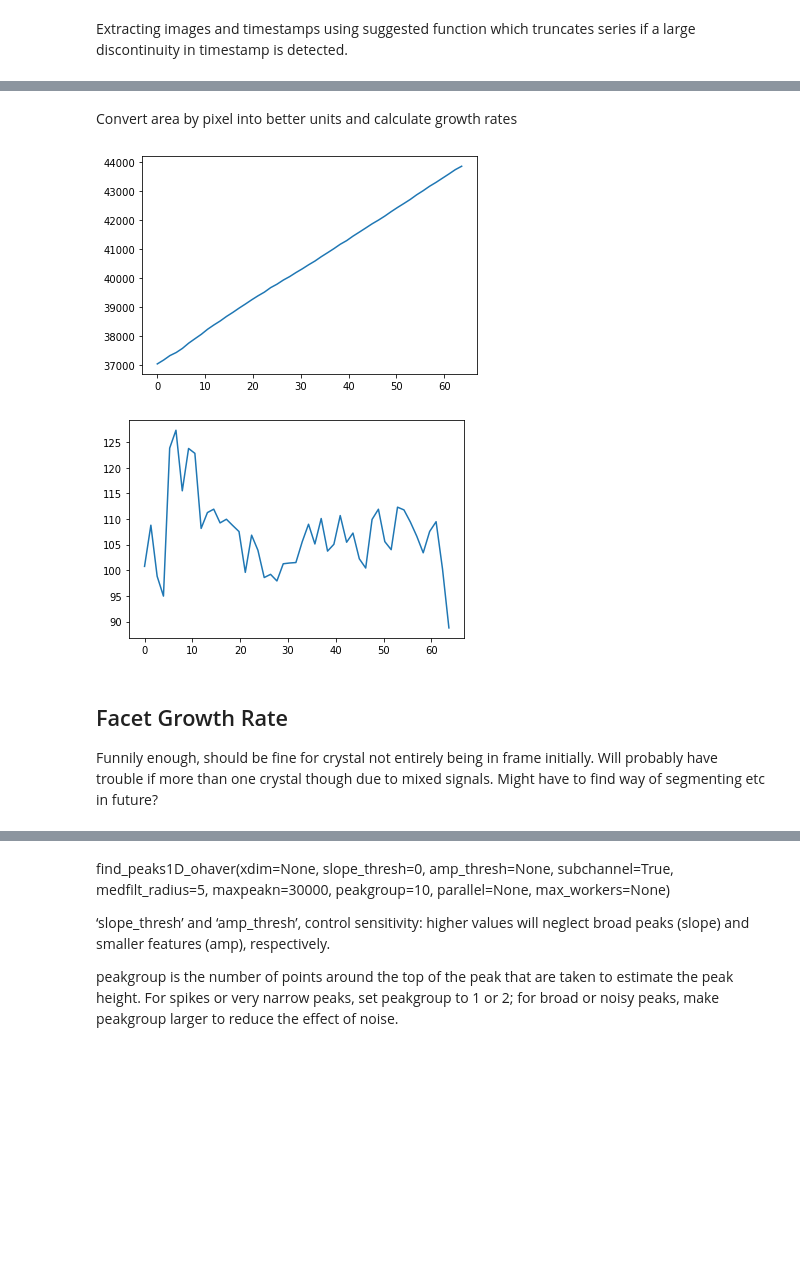
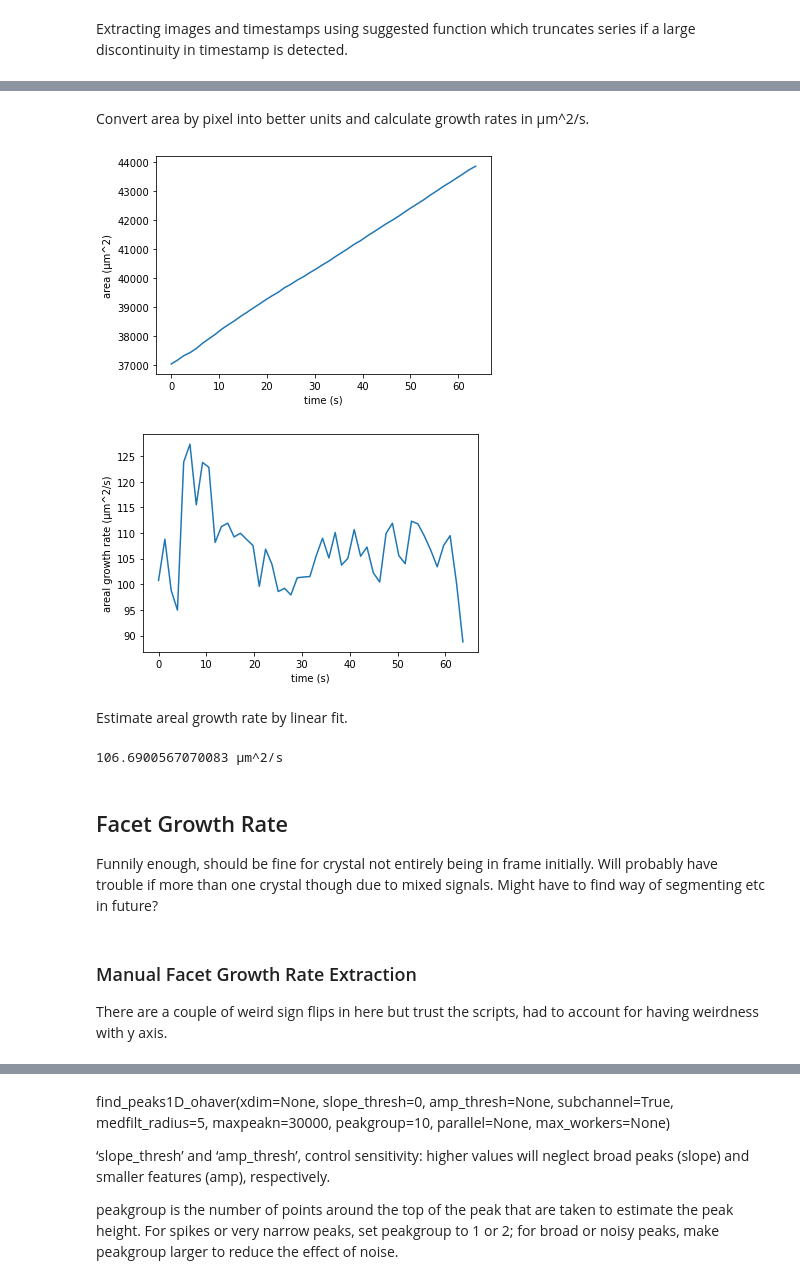
Before and after one commit to ESaundersNano/Mini-1-Multidimensional-analysis-of-perovskite-growth, a Jupyter notebook: optical_image_growth_rate.ipynb, the cells around one changed output, grey strips where cells are left out. Cells and saved outputs as stored; diff of their text form; code cells hidden in the pictures; blank space fills up the shorter version.

Commit message:
Lots
Got the code working for manual line selector and investigated hyperspec at the very least.

```diff
--- a/optical_image_growth_rate.ipynb
+++ b/optical_image_growth_rate.ipynb
@@ -100,7 +115,16 @@ contour_sets, area_sets, perim_sets = oif.get_contour_data(binary_images)
 # %%
 def extract_best_contour_data(contour_sets, area_sets, perim_sets):
     """
-    For now, best just means biggest area. Area was found to be a bit more stable than perimeter.
+    Suggested function for extracting the most relevant contour data. Currently just takes the set of data belonging to the contour with the biggest area. The logic being that the largest contour is
+    most likely to be around the most interesting crystal growing entirely within the view of the camera. The area was used instead of the permiter as it is more stable.
+    @param contour_sets: an array containing sets of contours for each image.
+    @param area_sets: an array containing sets (stored in arrays) of areas (floats) corresponding to contours identified in each image.
+    @param perim_sets: an array containing sets (stored in arrays) of perimeters (floats) corresponding to contours identified in each image.
+    @return best_contours, best_areas, best_perims
+
+    Possible future changes:
+    - Make more general so can pick out the contour of a single crystal entirely within frame despite other features of the image
+    - Throw an error if this isn't possible or a single crystal isn't present
     """
     best_contours = []
     best_areas = []
@@ -115,7 +139,17 @@ def extract_best_contour_data(contour_sets, area_sets, perim_sets):
 
 def clean_area_data(contour_series, area_series, time_series, step_factor=100):
     """
-    Maybe change in future to make a bit more lenient. Also problem finding partly relies on contours getting confused when the edge is reached.
+    Suggested function for processing crystal area data before extracting growth rates. It checks if there is a large step change in the crystal being tracked. If the estimate recovers, it replaces the
+    faulty data with NaN. If the estimate does not recover by the next entry, it truncates the series in the assumption that the failure is due to the crystal reaching the edge of the field of view which
+    causes the contours to freak out a bit.
+    @param contour_series: an array of contour data for each time step
+    @param area_series: an array of area estimates (floats) for each contour
+    @param time_series: an array of timestamps (floats) for each image
+    @param step_factor: factor determining the sensitivity of the detector to a step change in area
+    @return cleaned_contour_series, cleaned_area_series, cleaned_time_series
+
+    Possible future changes:
+    - Make more lenient in truncating condition. Justified for now as possible to remove problems with image pre-processing but more flexibility may be useful for larger data sets.
     """
     cleaned_area_series = []
     index_list = np.arange(len(area_series))
@@ -148,18 +187,42 @@ cleaned_contour_series, cleaned_area_series, cleaned_time_series = clean_area_da
 # %% [markdown]
-Convert area by pixel into better units and calculate growth rates
+Convert area by pixel into better units and calculate growth rates in µm^2/s.
 # %%
 crystal_area_series = np.array(cleaned_area_series)*pixel_size*pixel_size
 crystal_time_series = cleaned_time_series
 crystal_area_growth_rates = oif.extract_area_growth_rate(crystal_area_series, crystal_time_series)
 # %%
+# Could try add to plot marker if NaN
 %matplotlib inline
+plt.figure()
 plt.plot(crystal_time_series, crystal_area_series)
+plt.xlabel("time (s)")
+plt.ylabel("area (µm^2)")
 plt.show()
+plt.figure()
 plt.plot(crystal_time_series, crystal_area_growth_rates)
+plt.xlabel("time (s)")
+plt.ylabel("areal growth rate (µm^2/s)")
 plt.show()
 # %% [output]
-[figure, old version]
+[figure, new version]
-[figure, old version]
+[figure, new version]
+# %% [markdown]
+Estimate areal growth rate by linear fit.
+# %%
+from scipy.optimize import curve_fit
+
+x = crystal_time_series
+y = crystal_area_series
+
+def fit_func(x, a, b):
+    return a*x + b
+
+params = curve_fit(fit_func, x, y)
+
+[a, b] = params[0]
+print(a, "µm^2/s")
+# %% [output]
+106.6900567070083 µm^2/s
 # %% [markdown]
 ## Facet Growth Rate
 
@@ -192,3 +271,7 @@ def find_alignment(im, step_degree=1):
         biggest_signals.append(np.max(onedim))
     best_alignment = angles[biggest_signals.index(np.max(biggest_signals))]
     return best_alignment
+# %% [markdown]
+### Manual Facet Growth Rate Extraction
+
+There are a couple of weird sign flips in here but trust the scripts, had to account for having weirdness with y axis.
```
Also changed, not shown: parts of 32 cells of this notebook, 4 other files.
